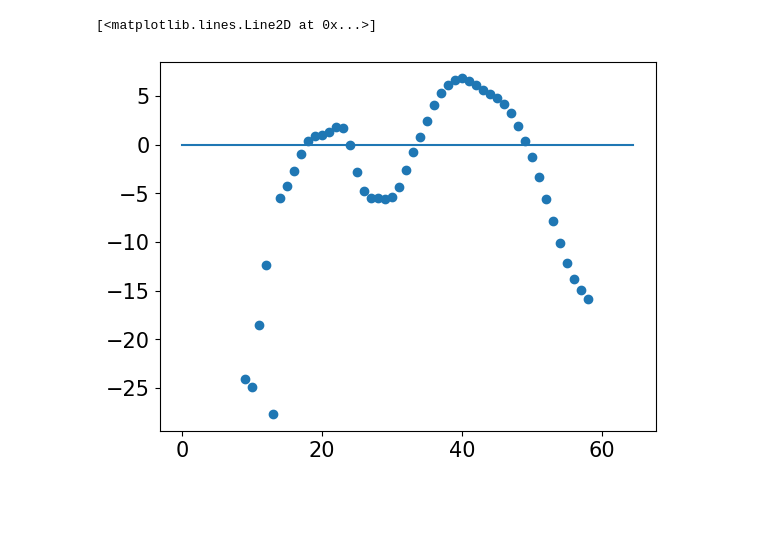
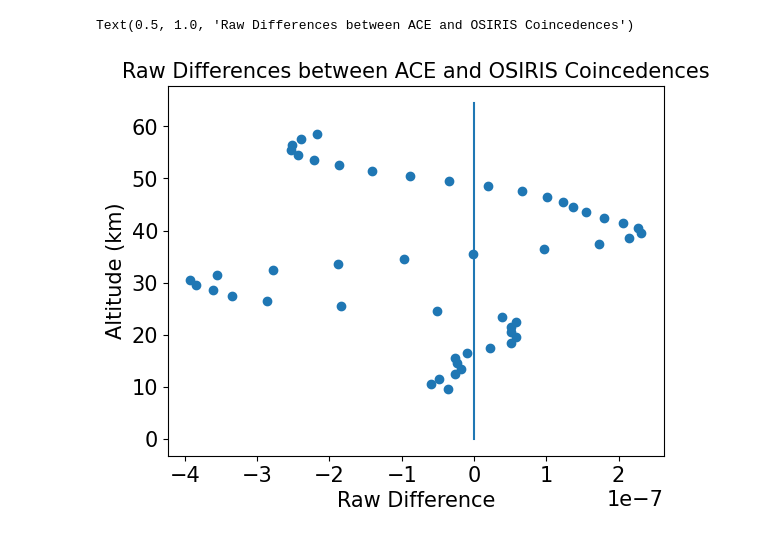
Before and after one commit to Sallamsaka/ozone-measurement-comparison, a Jupyter notebook: profile comparisons.ipynb, the cells around one changed output. Drawn from its saved outputs; the diff is of its cells as text; code cells hidden in the pictures; blank space fills up the shorter version.

```diff
--- a/profile comparisons.ipynb
+++ b/profile comparisons.ipynb
@@ -9,16 +9,13 @@ from matplotlib import pyplot as plt
 # %%
 EARTH_RADIUS_KM = 6371.0
 MAX_DIST_KM = 500
-TIME_TOL_HOURS = 2
+TIME_TOL_HOURS = 8
 ALT_MIN, ALT_MAX = 0.5, 64.5
 ALT_GRID = np.arange(ALT_MIN, ALT_MAX + 1, dtype=np.float32)
-CHORDAL_DIST = 2 * np.sin(MAX_DIST_KM / (2 * EARTH_RADIUS_KM))
 TIME_TOL = np.timedelta64(TIME_TOL_HOURS, 'h').astype('timedelta64[ns]')
 
 CHUNK_SIZE_L = 50000
 CHUNK_SIZE_S = 25000
-CHUNK_SIZE_S_PROCESS = 2000
-BATCH_SIZE = 10000
 # %%
 def process_dataarray(da_o3):
     da_transposed = da_o3.transpose('time', 'altitude')
@@ -211,6 +198,15 @@ Total coincidences found: 6675
-# %%
-plt.scatter(np.arange(len(stats["rel"]["sum"] / stats["rel"]["count"])), (stats["rel"]["sum"] / stats["rel"]["count"]))
-plt.plot([0,64.5],[0,0])
-# %% [output]
-[<matplotlib.lines.Line2D at 0x...>]
-[figure, removed]
+# %%
+rel, abs, raw = compute_diffs(o3L_coincidences, o3S_coincidences)
+# %%
+rel_diffs = np.nanmean(rel, axis = 0)
+abs_diffs = np.nanmean(abs, axis = 0)
+raw_diffs = np.nanmean(raw, axis = 0)
+# %%
+plt.scatter(raw_diffs, ALT_GRID)
+plt.plot([0,0], [0,64.5])
+plt.xlabel("Raw" + " Difference")
+plt.ylabel("Altitude (km)")
+plt.title("Raw Differences between ACE and OSIRIS Coincedences", fontdict = {'fontsize': 15})
+# %% [output]
+Text(0.5, 1.0, 'Raw Differences between ACE and OSIRIS Coincedences')
+[figure, added]
```
Also changed, not shown: parts of 10 cells of this notebook, 1 other file.
